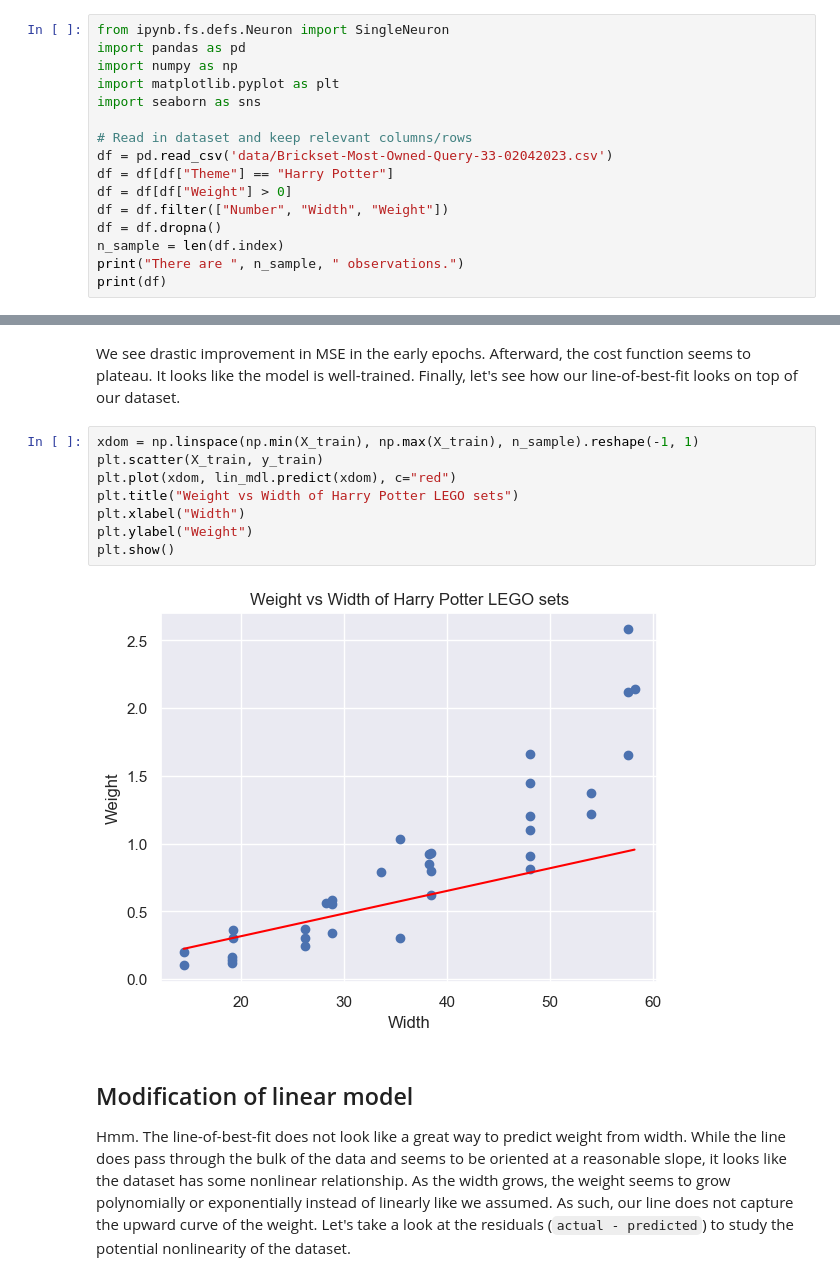
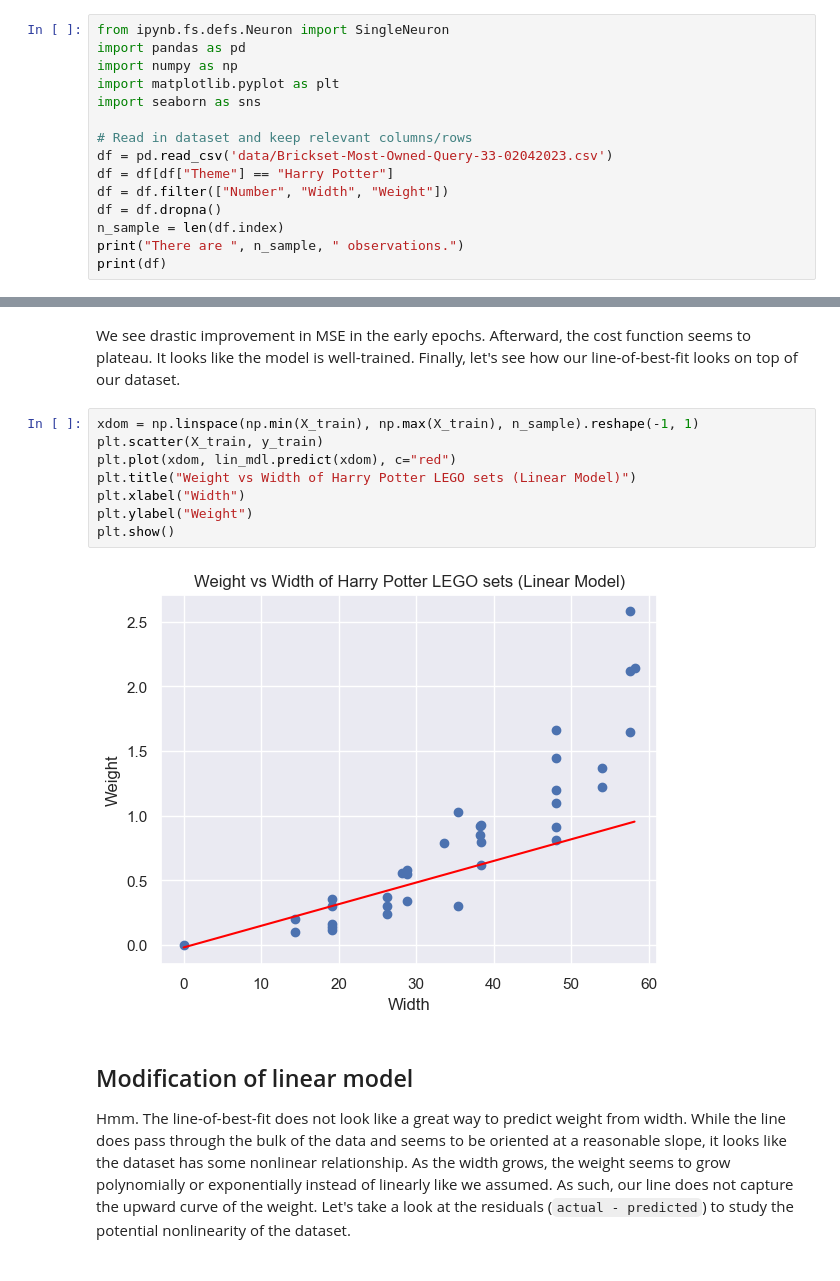
Before and after one commit to SeventhPrize/INDE_577_Data_Science_and_Machine_Learning, a Jupyter notebook: LinearRegression.ipynb, the cells around one changed output, grey strips where cells are left out. Cells and saved outputs as stored; diff of their text form.

```diff
--- a/LinearRegression.ipynb
+++ b/LinearRegression.ipynb
@@ -16,7 +16,6 @@ import seaborn as sns
 # Read in dataset and keep relevant columns/rows
 df = pd.read_csv('data/Brickset-Most-Owned-Query-33-02042023.csv')
 df = df[df["Theme"] == "Harry Potter"]
-df = df[df["Weight"] > 0]
 df = df.filter(["Number", "Width", "Weight"])
 df = df.dropna()
 n_sample = len(df.index)
@@ -163,13 +162,13 @@ We see drastic improvement in MSE in the early epochs. Afterward, the cost funct
 # %%
 xdom = np.linspace(np.min(X_train), np.max(X_train), n_sample).reshape(-1, 1)
 plt.scatter(X_train, y_train)
 plt.plot(xdom, lin_mdl.predict(xdom), c="red")
-plt.title("Weight vs Width of Harry Potter LEGO sets")
+plt.title("Weight vs Width of Harry Potter LEGO sets (Linear Model)")
 plt.xlabel("Width")
 plt.ylabel("Weight")
 plt.show()
 # %% [output]
-[figure, old version]
+[figure, new version]
 # %% [markdown]
 ## Modification of linear model
 Hmm. The line-of-best-fit does not look like a great way to predict weight from width. While the line does pass through the bulk of the data and seems to be oriented at a reasonable slope, it looks like the dataset has some nonlinear relationship. As the width grows, the weight seems to grow polynomially or exponentially instead of linearly like we assumed. As such, our line does not capture the upward curve of the weight. Let's take a look at the residuals (`actual - predicted`) to study the potential nonlinearity of the dataset.
```
Also changed, not shown: parts of 10 cells of this notebook, 1 other file.
